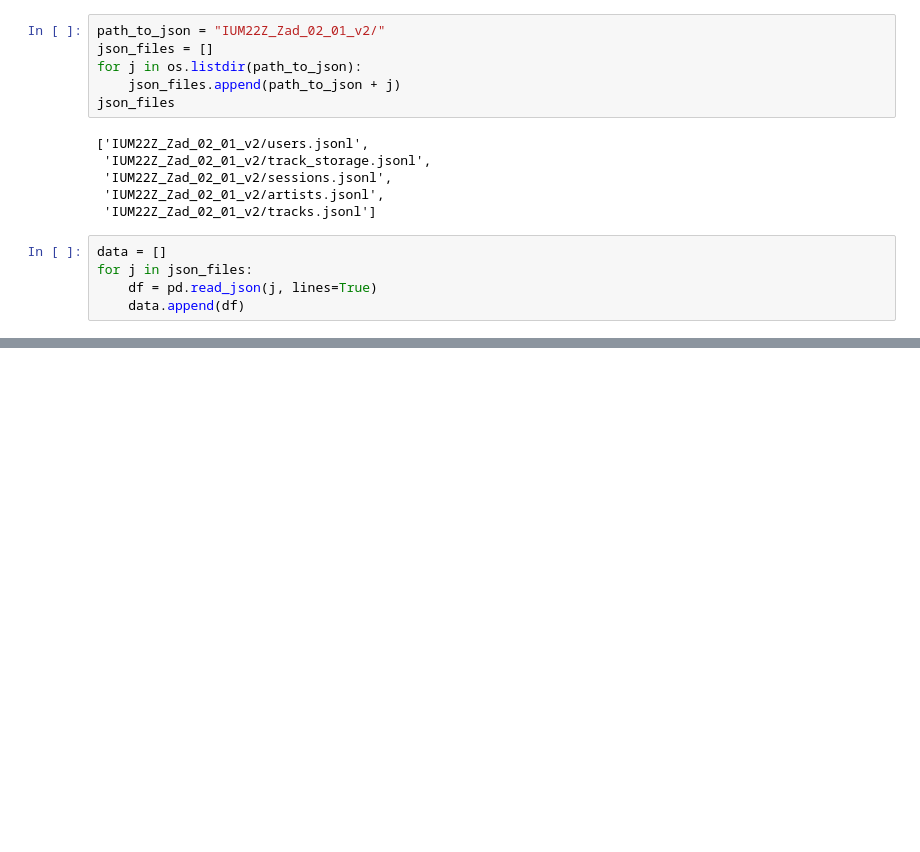
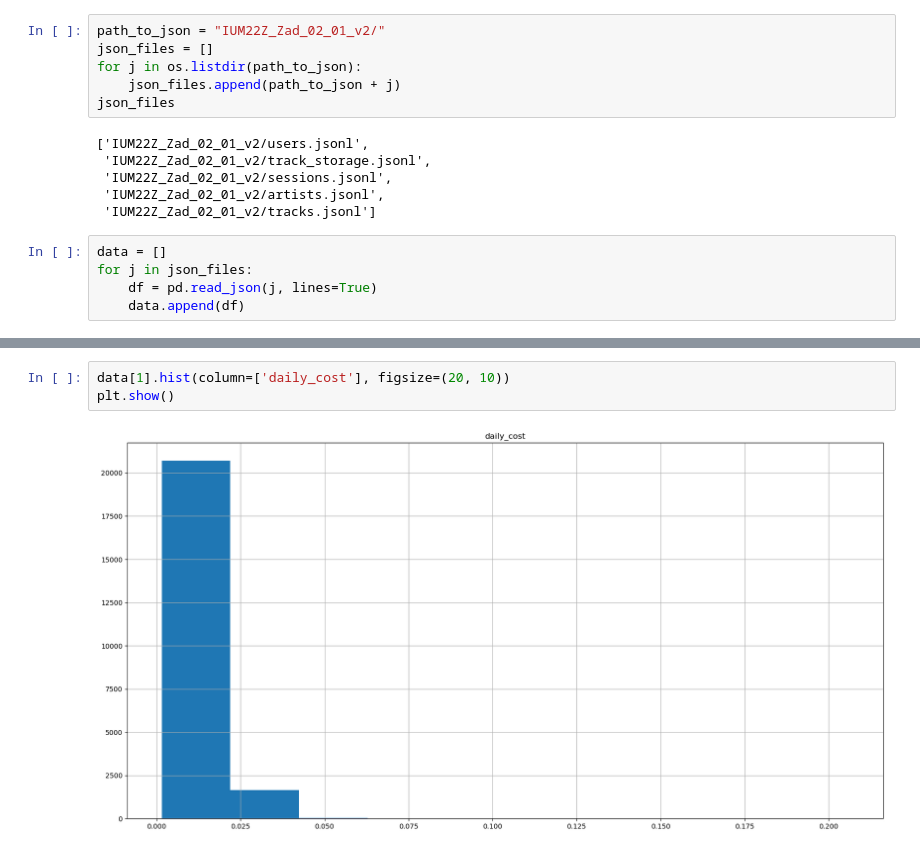
Before and after one commit to brusmichal/-IUM-Projekt, a Jupyter notebook: data.ipynb, the cells around one changed output, grey strips where cells are left out. Saved outputs shown, nothing was run; the diff lists cells and outputs as text; blank space fills up the shorter version.

```diff
--- a/data.ipynb
+++ b/data.ipynb
@@ -40,0 +43,5 @@ data[0]
+# %%
+data[1].hist(column=['daily_cost'], figsize=(20, 10))
+plt.show()
+# %% [output]
+[figure, added]
```
Also changed, not shown: parts of 4 cells of this notebook.
